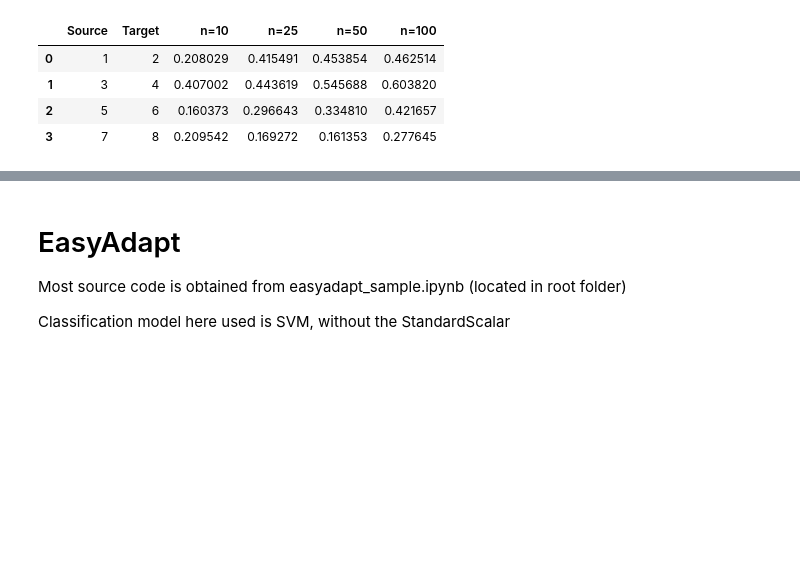
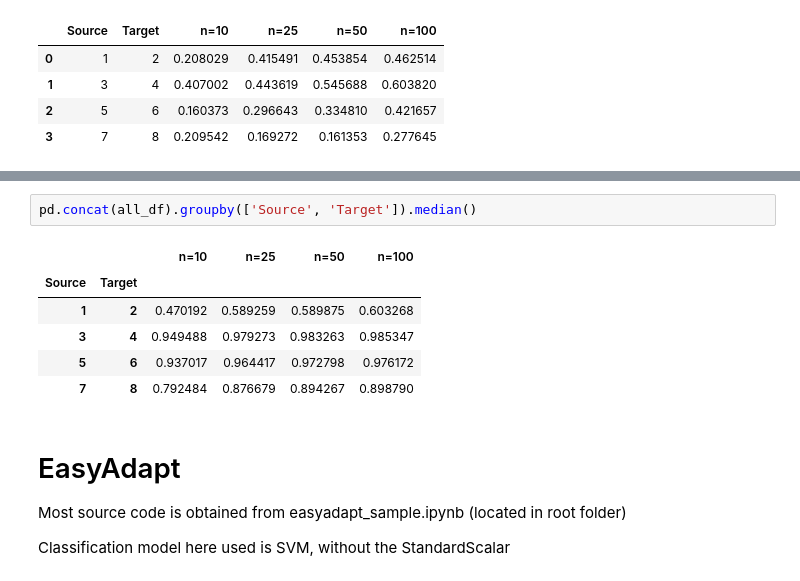
Before and after one commit to ikttan/maes, a Jupyter notebook: version-original/qwk_domain_adaptation.ipynb, the cells around one changed output, grey strips where cells are left out. Cells and saved outputs as stored; diff of their text form; blank space fills up the shorter version.

```diff
--- a/version-original/qwk_domain_adaptation.ipynb
+++ b/version-original/qwk_domain_adaptation.ipynb
@@ -244,3 +260,12 @@ nb_scores_df
+# %%
+pd.concat(all_df).groupby(['Source', 'Target']).median()
+# %% [output]
+|  |  | n=10 | n=25 | n=50 | n=100 |
+| Source | Target |  |  |  |  |
+| 1 | 2 | 0.470192 | 0.589259 | 0.589875 | 0.603268 |
+| 3 | 4 | 0.949488 | 0.979273 | 0.983263 | 0.985347 |
+| 5 | 6 | 0.937017 | 0.964417 | 0.972798 | 0.976172 |
+| 7 | 8 | 0.792484 | 0.876679 | 0.894267 | 0.898790 |
 # %% [markdown]
 # EasyAdapt
 
```
Also changed, not shown: parts of 21 cells of this notebook.
